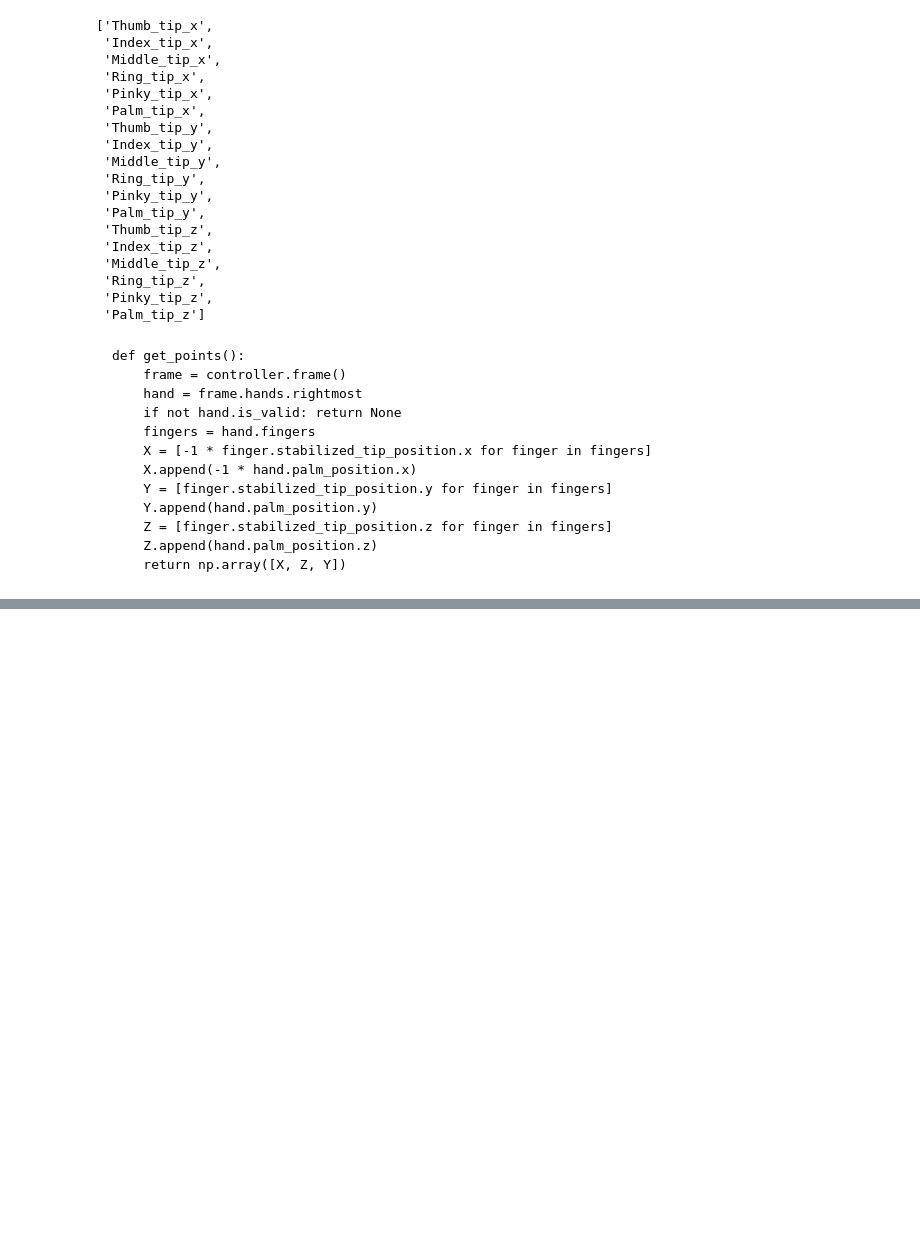
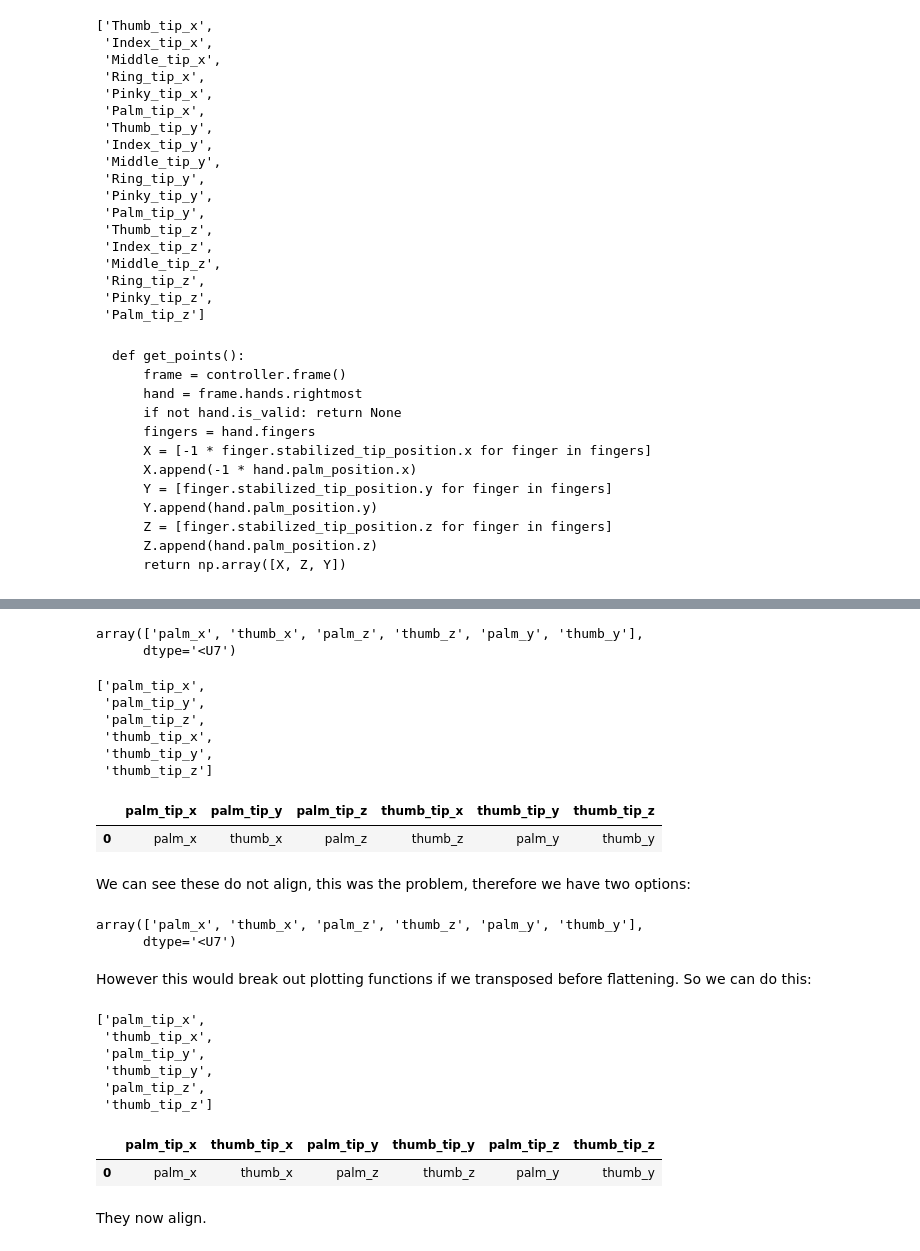
Before and after one commit to PerlinWarp/NeuroLeap, a Jupyter notebook: Notebooks/Archive/BrokenThumbData.ipynb, the cells around one changed output, grey strips where cells are left out. Cells and saved outputs as stored; diff of their text form; code cells hidden in the pictures; blank space fills up the shorter version.

Commit message:
Actually fixed plotting/csv formatting. Added explanation.
I generated the pandas columns wrong for how numpy works.
See Notebooks/Archieve/BrokenThumbData.ipynb for explanation and demo of error.

```diff
--- a/Notebooks/Archive/BrokenThumbData.ipynb
+++ b/Notebooks/Archive/BrokenThumbData.ipynb
@@ -183,0 +224,61 @@ We can see that a misslabelling of the data has been done.
+# %%
+X = ['palm_x', 'thumb_x']
+Y = ['palm_y', 'thumb_y']
+Z = ['palm_z', 'thumb_z']
+
+leap_data = np.array([X,Z,Y]).flatten()
+
+leap_data
+# %% [output]
+array(['palm_x', 'thumb_x', 'palm_z', 'thumb_z', 'palm_y', 'thumb_y'],
+      dtype='<U7')
+# %%
+leap_cols = []
+for finger in ['palm', 'thumb']:
+    for dim in ["x","y","z"]:
+            leap_cols.append(f"{finger}_tip_{dim}")
+
+leap_cols
+# %% [output]
+['palm_tip_x',
+ 'palm_tip_y',
+ 'palm_tip_z',
+ 'thumb_tip_x',
+ 'thumb_tip_y',
+ 'thumb_tip_z']
+# %%
+pd.DataFrame([leap_data], columns=leap_cols)
+# %% [output]
+|  | palm_tip_x | palm_tip_y | palm_tip_z | thumb_tip_x | thumb_tip_y | thumb_tip_z |
+| 0 | palm_x | thumb_x | palm_z | thumb_z | palm_y | thumb_y |
+# %% [markdown]
+We can see these do not align, this was the problem, therefore we have two options:
+# %%
+leap_data.T
+# %% [output]
+array(['palm_x', 'thumb_x', 'palm_z', 'thumb_z', 'palm_y', 'thumb_y'],
+      dtype='<U7')
+# %% [markdown]
+However this would break out plotting functions if we transposed before flattening.
+So we can do this:
+# %%
+leap_cols = []
+for dim in ["x","y","z"]:
+    for finger in ['palm', 'thumb']:
+            leap_cols.append(f"{finger}_tip_{dim}")
+
+leap_cols
+# %% [output]
+['palm_tip_x',
+ 'thumb_tip_x',
+ 'palm_tip_y',
+ 'thumb_tip_y',
+ 'palm_tip_z',
+ 'thumb_tip_z']
+# %%
+pd.DataFrame([leap_data], columns=leap_cols)
+# %% [output]
+|  | palm_tip_x | thumb_tip_x | palm_tip_y | thumb_tip_y | palm_tip_z | thumb_tip_z |
+| 0 | palm_x | thumb_x | palm_z | thumb_z | palm_y | thumb_y |
+# %% [markdown]
+They now align.
```
Also changed, not shown: parts of 2 cells of this notebook, 4 other files.
